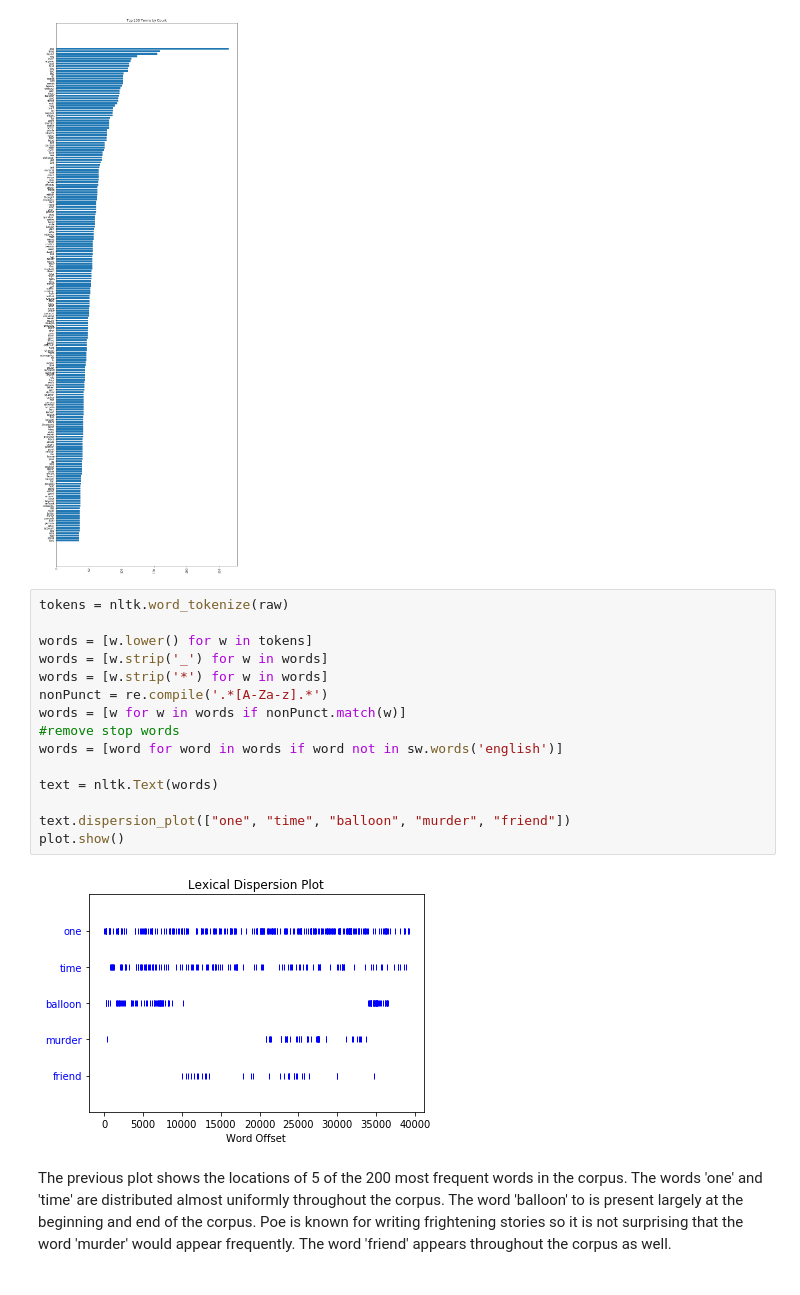
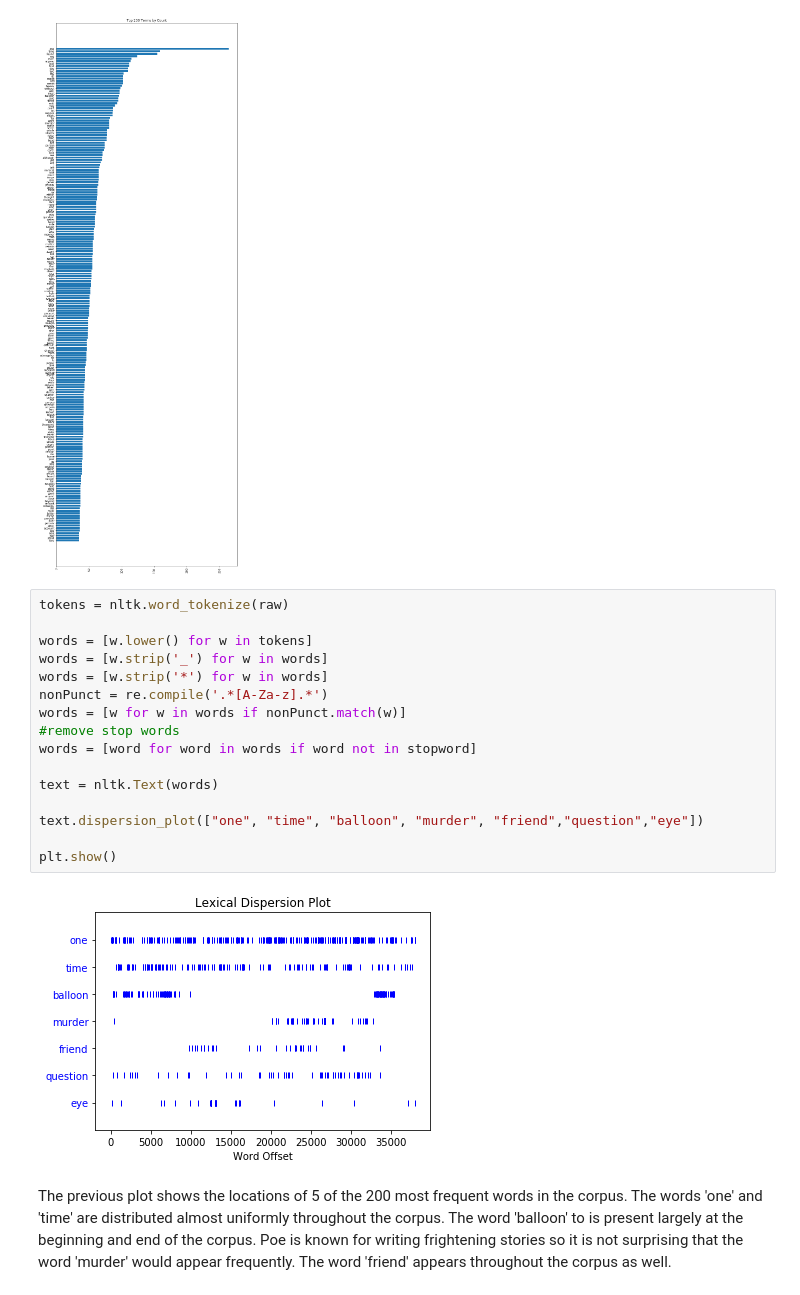
Before and after one commit to Rajwantmishra/620Group, a Jupyter notebook: W4-P2/EdgarAllanPoe_HighFrequency_Words.ipynb, the cells around one changed output. Cells and saved outputs as stored; diff of their text form.

```diff
--- a/W4-P2/EdgarAllanPoe_HighFrequency_Words.ipynb
+++ b/W4-P2/EdgarAllanPoe_HighFrequency_Words.ipynb
@@ -447,20 +449,21 @@ plt.show()
 # %%
 tokens = nltk.word_tokenize(raw)
 
 words = [w.lower() for w in tokens]
 words = [w.strip('_') for w in words]
 words = [w.strip('*') for w in words]
 nonPunct = re.compile('.*[A-Za-z].*')
 words = [w for w in words if nonPunct.match(w)]
 #remove stop words
-words = [word for word in words if word not in sw.words('english')]
+words = [word for word in words if word not in stopword]
 
 text = nltk.Text(words)
 
-text.dispersion_plot(["one", "time", "balloon", "murder", "friend"])
-plot.show()
+text.dispersion_plot(["one", "time", "balloon", "murder", "friend","question","eye"])
+
+plt.show()
 # %% [output]
-[figure, old version]
+[figure, new version]
 # %% [markdown]
 The previous plot shows the locations of 5 of the 200 most frequent words in the corpus.  The words 'one' and 'time' are distributed almost uniformly throughout the corpus.  The word 'balloon' to is present largely at the beginning and end of the corpus.  Poe is known for writing frightening stories so it is not surprising that the word 'murder' would appear frequently.  The word 'friend' appears throughout the corpus as well.
 # %%
```
Also changed, not shown: parts of 8 cells of this notebook.
